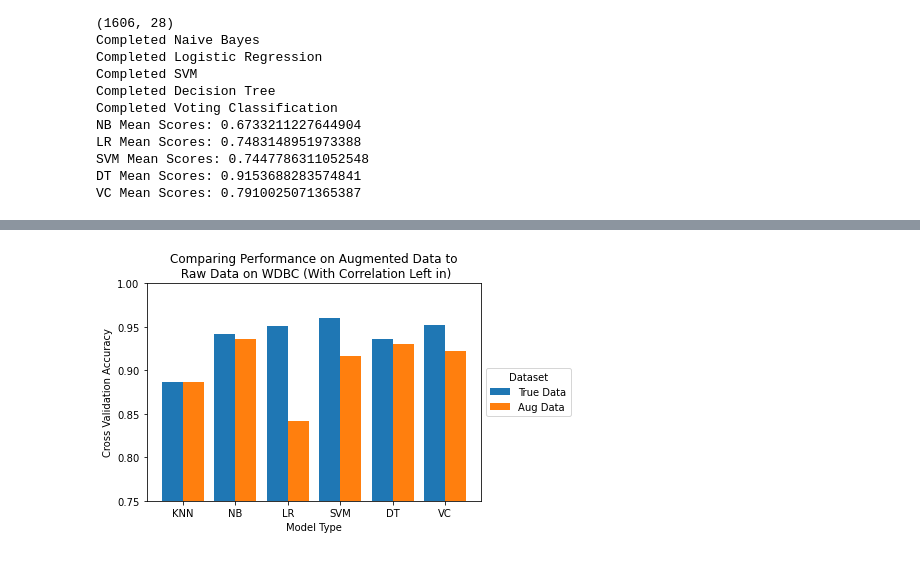
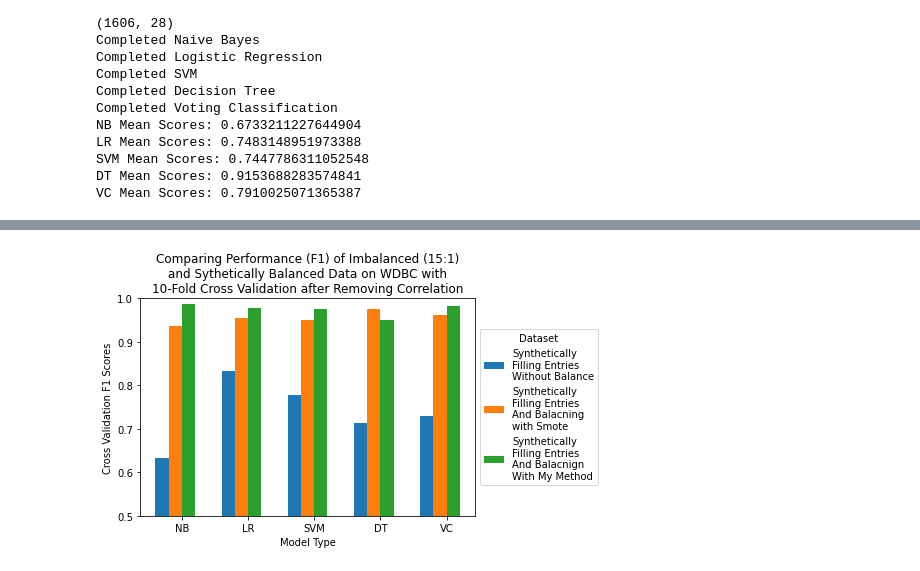
Before and after one commit to sprice134/MQP-2023, a Jupyter notebook: Code/Wole-Paper1/augmentationImbalnceF1CrossVal.ipynb, the cells around one changed output, grey strips where cells are left out. Saved outputs shown, nothing was run; the diff lists cells and outputs as text; code cells hidden in the pictures.

```diff
--- a/Code/Wole-Paper1/augmentationImbalnceF1CrossVal.ipynb
+++ b/Code/Wole-Paper1/augmentationImbalnceF1CrossVal.ipynb
@@ -806,25 +894,28 @@ VC  - Min: 0.9210526315789473, Max: 0.9824561403508771, Avg: 0.9526315789473685
 # %%
-X = ['KNN','NB','LR','SVM', 'DT', 'VC' ]
+X_Vals = ['NB','LR','SVM', 'DT', 'VC' ]
 
-aug = [np.mean(augKnnWDBC), np.mean(augNbWDBC), np.mean(augLrWDBC),
-        np.mean(augSvmWDBC), np.mean(augDtWDBC), np.mean(augVcWDBC)]
-reg = [np.mean(knnWDBC), np.mean(nbWDBC), np.mean(lrWDBC),
-        np.mean(svmWDBC), np.mean(dtWDBC), np.mean(vcWDBC)]
+imbal = [np.mean(NbWDBC_Stripped), np.mean(LrWDBC_Stripped), np.mean(SvmWDBC_Stripped),
+        np.mean(DtWDBC_Stripped), np.mean(VcWDBC_Stripped)]
+bal = [np.mean(augNbWDBC_Stripped), np.mean(augLrWDBC_Stripped), np.mean(augSvmWDBC_Stripped),
+        np.mean(augDtWDBC_Stripped), np.mean(augVcWDBC_Stripped)]
+smoteBal = [np.mean(smoteNbWDBC_Stripped), np.mean(smoteLrWDBC_Stripped), np.mean(smoteSvmWDBC_Stripped),
+        np.mean(smoteDtWDBC_Stripped), np.mean(smoteVcWDBC_Stripped)]
 
-Ygirls = [10,20,20,40]
-Zboys = [20,30,25,30]
+X_axis = np.arange(len(X_Vals))
 
-X_axis = np.arange(len(X))
 
-plt.bar(X_axis - 0.2, reg, 0.4, label = 'True Data')
-plt.bar(X_axis + 0.2, aug, 0.4, label = 'Aug Data')
 
-plt.xticks(X_axis, X)
+plt.bar(X_axis - 0.3, imbal, 0.2, label = 'Synthetically\nFilling Entries\nWithout Balance')
+#plt.bar(X_axis - 0.1, over, 0.2, label = 'Oversampled Data\n(From Imbalanced)')
+plt.bar(X_axis - 0.1, smoteBal, 0.2, label = 'Synthetically\nFilling Entries\nAnd Balacning\nwith Smote')
+plt.bar(X_axis + 0.1, bal, 0.2, label = 'Synthetically\nFilling Entries\nAnd Balacnign\nWith My Method')
+
+plt.xticks(X_axis, X_Vals)
 plt.xlabel("Model Type")
-plt.ylabel("Cross Validation Accuracy")
-plt.ylim(0.75,1)
-plt.title("Comparing Performance on Augmented Data to\n Raw Data on WDBC (With Correlation Left in)")
+plt.ylabel("Cross Validation F1 Scores")
+plt.ylim(0.5,1)
+plt.title("Comparing Performance (F1) of Imbalanced (15:1)\n and Sythetically Balanced Data on WDBC with \n10-Fold Cross Validation after Removing Correlation")
 plt.legend(title='Dataset',loc='center left', bbox_to_anchor=(1, 0.5))
 plt.show()
 # %% [output]
-[figure, old version]
+[figure, new version]
```
Also changed, not shown: parts of 24 cells of this notebook, 4 other files.
